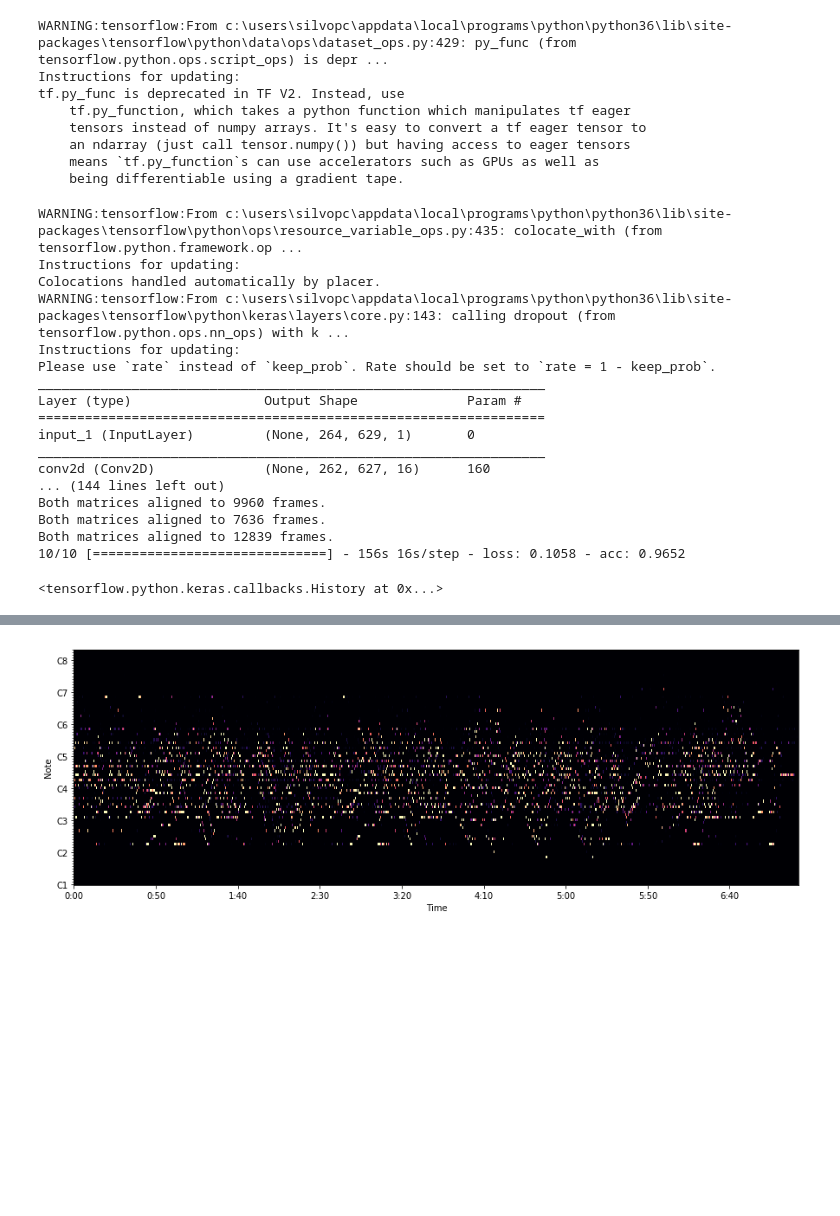
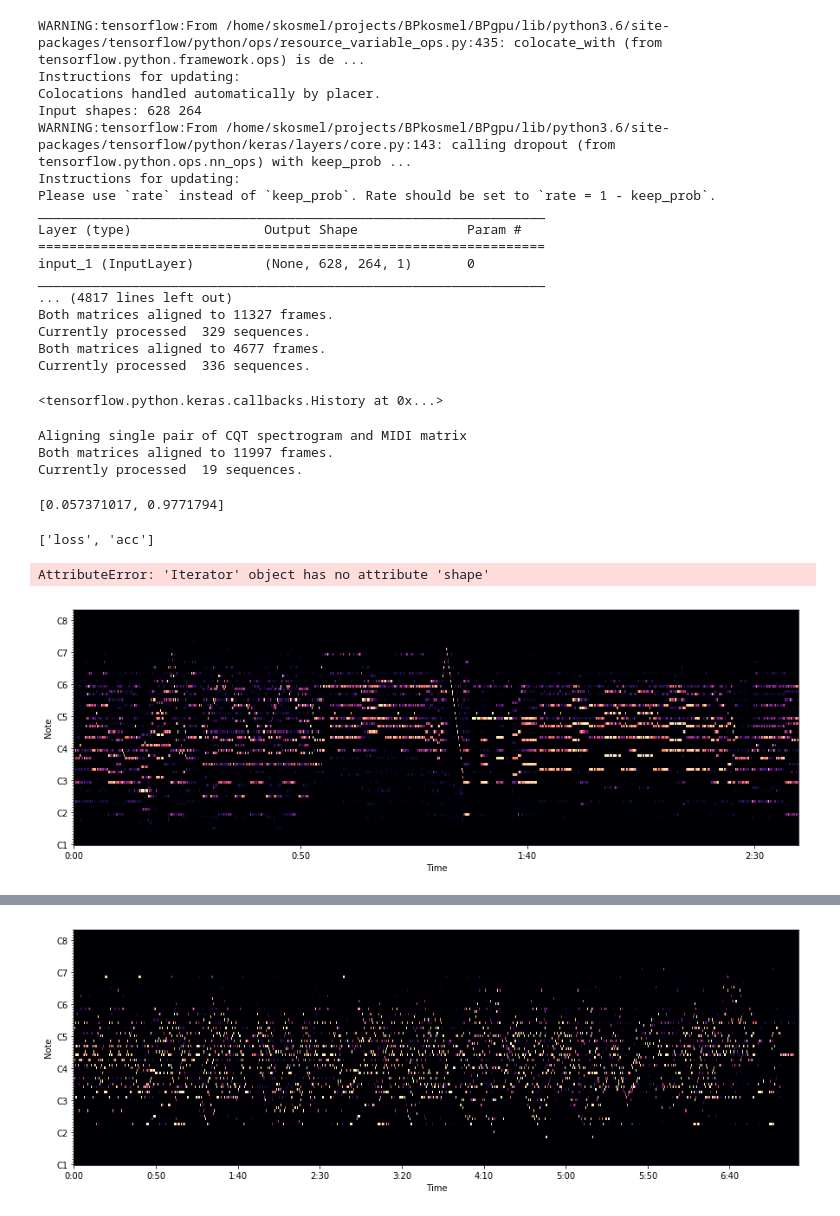
Before and after one commit to kosmels/amt_nn, a Jupyter notebook: model.ipynb, the cells around one changed output, grey strips where cells are left out. Saved outputs shown, nothing was run; the diff lists cells and outputs as text; code cells hidden in the pictures; blank space fills up the shorter version.

Commit message:
final conv stack with saved checkpoint

```diff
--- a/model.ipynb
+++ b/model.ipynb
@@ -160,38 +198,37 @@ def generator_train_model(dataset, n_classes=88):
 # %%
-dataset1 = prep.get_dataset()
+train_dataset, valid_dataset, test_dataset = prep.get_dataset()
-# %% [output]
-WARNING:tensorflow:From c:\users\silvopc\appdata\local\programs\python\python36\lib\site-packages\tensorflow\python\data\ops\dataset_ops.py:429: py_func (from tensorflow.python.ops.script_ops) is depr ...
-Instructions for updating:
-tf.py_func is deprecated in TF V2. Instead, use
-    tf.py_function, which takes a python function which manipulates tf eager
-    tensors instead of numpy arrays. It's easy to convert a tf eager tensor to
-    an ndarray (just call tensor.numpy()) but having access to eager tensors
-    means `tf.py_function`s can use accelerators such as GPUs as well as
-    being differentiable using a gradient tape.
 # %%
 adam_opt = Adam(lr=0.0001, decay=1e-5)
-model = create_classic_conv_model(264, 629)
+print("Input shapes:", c.SEQUENCE_CHUNK_LENGTH + 2*c.CHUNK_PADDING, c.BINS_NUMBER)
+model = create_classic_conv_model(c.SEQUENCE_CHUNK_LENGTH + 2*c.CHUNK_PADDING, c.BINS_NUMBER)
 model.summary()
 model.compile(loss='binary_crossentropy',
               optimizer='adam',
               metrics=['accuracy'])
-model.fit(dataset1.make_one_shot_iterator(), epochs=10, steps_per_epoch=10)
+model.fit(train_dataset.make_one_shot_iterator(),
+          validation_data=valid_dataset.make_one_shot_iterator(),
+          validation_steps=10,
+          epochs=20,
+          steps_per_epoch=140,
+          verbose=1
+         )
+# history = model.evaluate_generator(test_dataset.make_one_shot_iterator(), steps=10)
 # %% [output]
-WARNING:tensorflow:From c:\users\silvopc\appdata\local\programs\python\python36\lib\site-packages\tensorflow\python\ops\resource_variable_ops.py:435: colocate_with (from tensorflow.python.framework.op ...
+WARNING:tensorflow:From /home/skosmel/projects/BPkosmel/BPgpu/lib/python3.6/site-packages/tensorflow/python/ops/resource_variable_ops.py:435: colocate_with (from tensorflow.python.framework.ops) is de ...
 Instructions for updating:
 Colocations handled automatically by placer.
-WARNING:tensorflow:From c:\users\silvopc\appdata\local\programs\python\python36\lib\site-packages\tensorflow\python\keras\layers\core.py:143: calling dropout (from tensorflow.python.ops.nn_ops) with k ...
+Input shapes: 628 264
+WARNING:tensorflow:From /home/skosmel/projects/BPkosmel/BPgpu/lib/python3.6/site-packages/tensorflow/python/keras/layers/core.py:143: calling dropout (from tensorflow.python.ops.nn_ops) with keep_prob ...
 Instructions for updating:
 Please use `rate` instead of `keep_prob`. Rate should be set to `rate = 1 - keep_prob`.
 _________________________________________________________________
 Layer (type)                 Output Shape              Param #
 =================================================================
-input_1 (InputLayer)         (None, 264, 629, 1)       0
+input_1 (InputLayer)         (None, 628, 264, 1)       0
 _________________________________________________________________
-conv2d (Conv2D)              (None, 262, 627, 16)      160
-... (144 lines left out)
-Both matrices aligned to 9960 frames.
-Both matrices aligned to 7636 frames.
-Both matrices aligned to 12839 frames.
-10/10 [==============================] - 156s 16s/step - loss: 0.1058 - acc: 0.9652
+... (4817 lines left out)
+Both matrices aligned to 11327 frames.
+Currently processed  329 sequences.
+Both matrices aligned to 4677 frames.
+Currently processed  336 sequences.
 <tensorflow.python.keras.callbacks.History at 0x...>
@@ -199,0 +237,33 @@ Both matrices aligned to 12839 frames.
+# %%
+it = test_dataset.make_initializable_iterator()
+cqt_batch = []
+midi_batch = []
+el = it.get_next()
+with tf.Session() as sess:
+    sess.run(it.initializer)
+
+    batch = sess.run(el)
+
+model.test_on_batch(batch[0],batch[1])
+# model.evaluate_generator(generator=test_dataset.make_one_shot_iterator(), steps=5)
+# %% [output]
+Aligning single pair of CQT spectrogram and MIDI matrix
+Both matrices aligned to 11997 frames.
+Currently processed  19 sequences.
+[0.057371017, 0.9771794]
+# %%
+model.metrics_names
+# %% [output]
+['loss', 'acc']
+# %%
+predictions = model.predict(batch)
+# %%
+model.evaluate_generator(test_dataset.make_one_shot_iterator(), steps=200)
+# %% [output]
+AttributeError: 'Iterator' object has no attribute 'shape'
+# %%
+x = np.concatenate(predictions, axis=0)
+x.shape
+prep.mp.plot_piano_roll(x.T)
+# %% [output]
+[figure, added]
```
Also changed, not shown: parts of 18 cells of this notebook, 7 other files.
